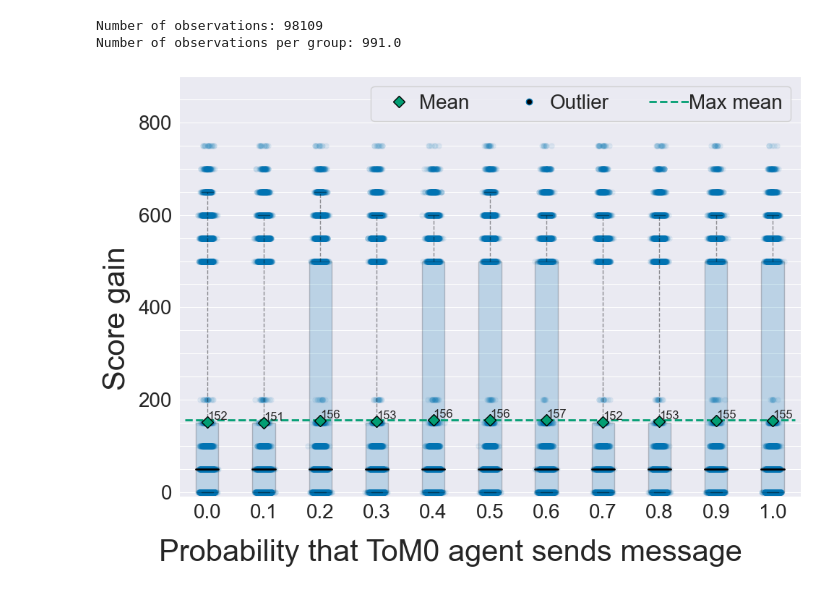
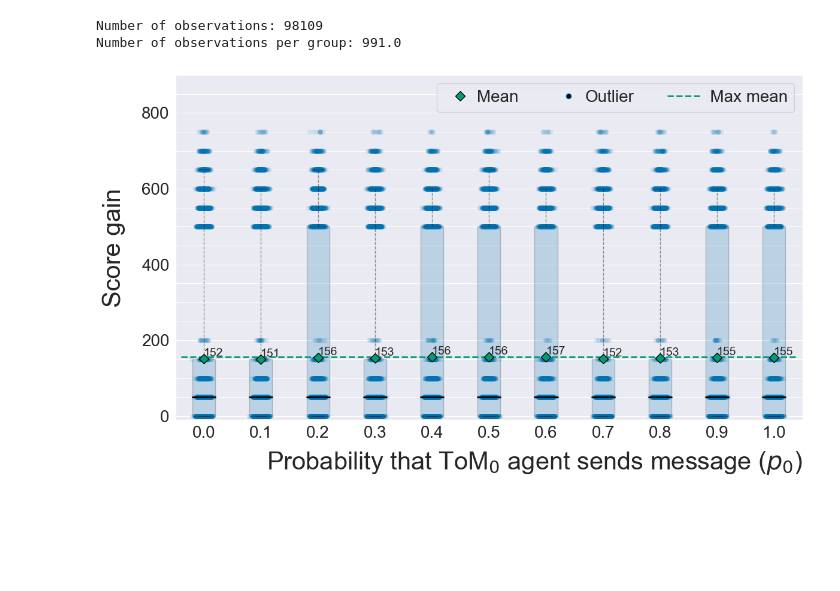
Before and after one commit to SverreBr/MasterThesis, a Jupyter notebook: py_src/expDetermineProb.ipynb, the cells around one changed output. Saved outputs shown, nothing was run; the diff lists cells and outputs as text; code cells hidden in the pictures; blank space fills up the shorter version.

```diff
--- a/py_src/expDetermineProb.ipynb
+++ b/py_src/expDetermineProb.ipynb
@@ -81,7 +80,9 @@ boxprops = dict(facecolor=INIT_COL, color="black", alpha=0.2)
 
 BIN_WIDTH = 0.4
 TICK_SIZE = 20
+VALUE_SIZE = 14
 LABEL_SIZE = 30
+figsize = (12,7)
 
 
 def make_box_plot(data, pos, ax):
@@ -96,41 +97,41 @@ def make_box_plot(data, pos, ax):
 
 def make_plot(data):
     fig, ax = plt.subplots(figsize = figsize)
     max_mean = 0
 
     for i in range(0, 11, 1):
         plot_data = list(data[data["zeroToMProb"] == i/10]["gain"])
         make_box_plot(plot_data, [i], ax)
 
         new_val = np.mean(plot_data)
-        ax.text(i, new_val, round(new_val), size=12, ha="left", va='bottom')
+        ax.text(i, new_val, round(new_val), size=VALUE_SIZE, ha="left", va='bottom')
         max_mean = np.max([new_val, max_mean])
 
     # Add horizontal line...
     # print(max_mean)
     ax.hlines(y=max_mean, xmin=-BIN_WIDTH, xmax=10 + BIN_WIDTH, linestyles='dashed', label='smt', lw=2, colors=meanpointprops["markerfacecolor"])
-
 
     handles, _ = ax.get_legend_handles_labels()
     # ax.yaxis.set_tick_params(pad=1.6*max(T.label1.get_window_extent().width for T in ax.yaxis.majorTicks))
     ax.tick_params(axis='both', labelsize=TICK_SIZE)
     ax.set_xticklabels([0.0, 0.1, 0.2, 0.3, 0.4, 0.5, 0.6, 0.7, 0.8, 0.9, 1.0])
     ax.set_ylim(top=900, bottom=-10)
     ax.legend((plt.Line2D([0], [0], color=meanpointprops["markerfacecolor"], marker=meanpointprops["marker"],
                             markeredgecolor=meanpointprops["markeredgecolor"], markersize=meanpointprops["markersize"], linewidth=0),
             plt.Line2D([0],[0], color="black", marker="o", markeredgecolor=INIT_COL, linewidth=0),
             handles[0]),
-            ("Mean", "Outlier", "Max mean"), fontsize=TICK_SIZE, ncol=3, fancybox=True, loc="upper right", handletextpad=0)
+            ("Mean", "Outlier", "  Max mean"), fontsize=TICK_SIZE, ncol=3, fancybox=True, loc="upper right", handletextpad=0)
     ax.xaxis.grid(False, which ="both")
     ax.yaxis.grid(True, which="both")
 
-    fig.supylabel("Score gain", fontsize=LABEL_SIZE)
-    fig.supxlabel("Probability that ToM0 agent sends message", fontsize=LABEL_SIZE)
+    ax.set_ylabel("Score gain", fontsize=LABEL_SIZE, labelpad=20)
+    ax.set_xlabel(r"Probability that ToM$_0$ agent sends message ($p_0$)", fontsize=LABEL_SIZE, loc="right", labelpad=10)
     fig.tight_layout()
     plt.minorticks_on()
+
+make_plot(df_transformed)
+plt.savefig(figure_path + "boxplot.png")
+# %% [output]
+[figure, added]
-# %%
-make_plot(df_transformed)
-# %% [output]
-[figure, removed]
 # %%
 make_plot(df_transformed.loc[(df_transformed["init_highestValueParetoOutcome"] != 1) & df_transformed["resp_highestValueParetoOutcome"] != 1])
```
Also changed, not shown: parts of 5 cells of this notebook, 3 other files.
